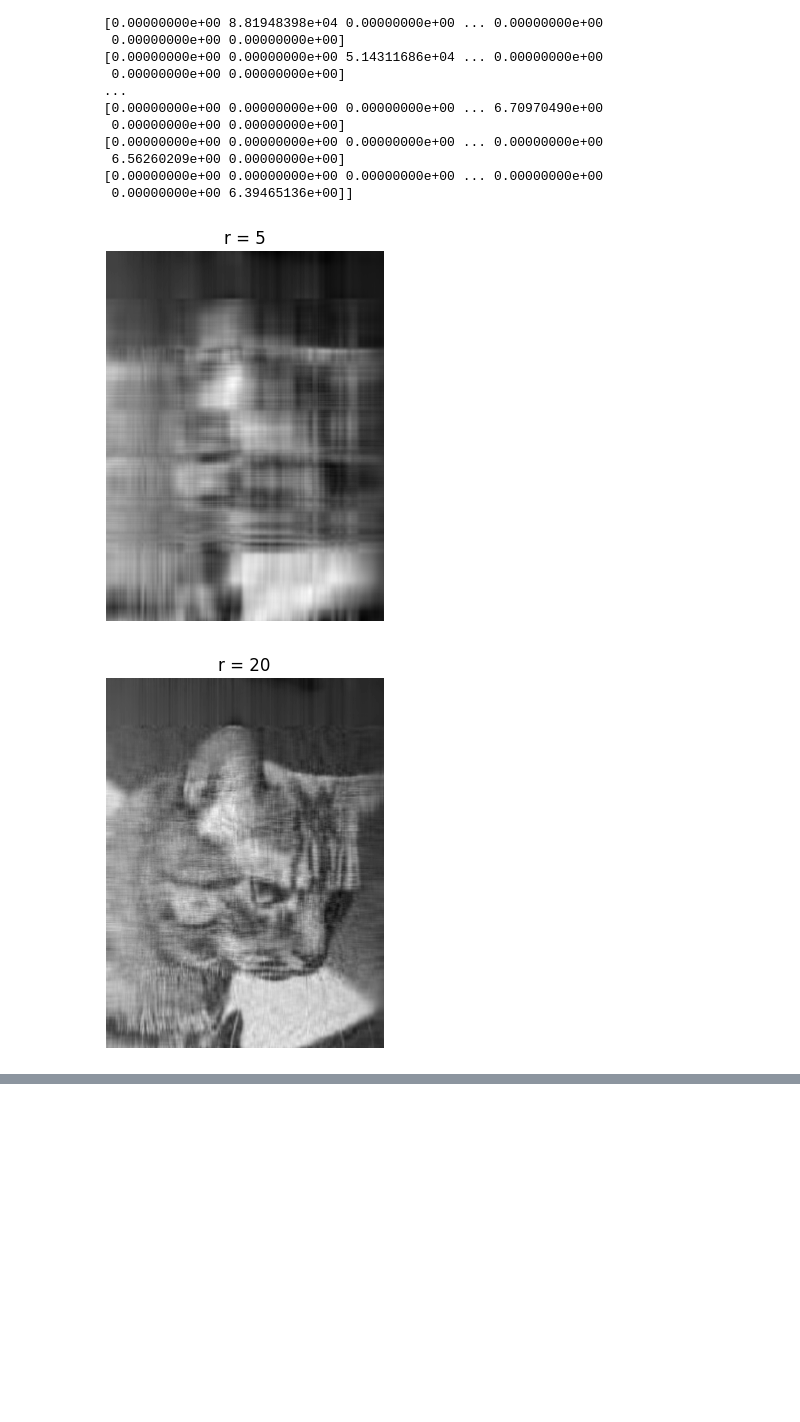
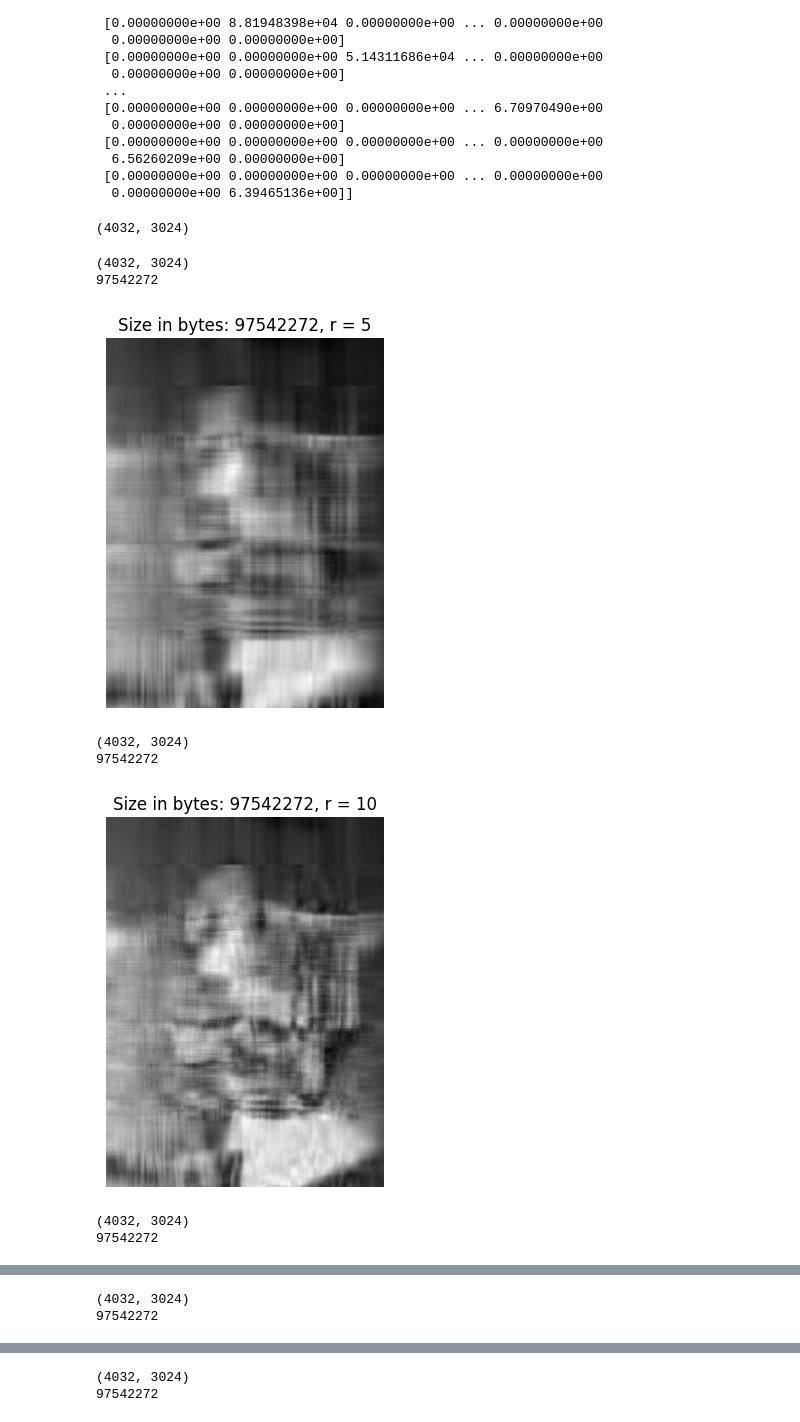
Before and after one commit to charbull/svd, a Jupyter notebook: SVD.ipynb, the cells around one changed output, grey strips where cells are left out. Cells and saved outputs as stored; diff of their text form; code cells hidden in the pictures; blank space fills up the shorter version.

```diff
--- a/SVD.ipynb
+++ b/SVD.ipynb
@@ -27,15 +43,7 @@ print(V)
 # %%
-A = imread('/content/mathilda.jpg')
+A = imread('/content/sample_data/mathilda.jpg')
 X = np.mean(A, -1) # conver RGB to Grayscale
 
-def print_img_with_rank(x: np.ndarray, r: int| None = None):
-  img = plt.imshow(X)
-  img.set_cmap('gray')
-  plt.axis('off')
-  if r:
-    plt.title('r = '+str(r))
-  plt.show()
-
 print_img_with_rank(x=X)
 # %% [output]
 [figure]
@@ -61,18 +69,33 @@ S_d:  [[4.10771092e+05 0.00000000e+00 0.00000000e+00 ... 0.00000000e+00
   6.56260209e+00 0.00000000e+00]
  [0.00000000e+00 0.00000000e+00 0.00000000e+00 ... 0.00000000e+00
   0.00000000e+00 6.39465136e+00]]
+# %%
+r = 200
+U_tilde = U[:, :r]
+S_tilde = S_d[0:r, :r]
+VT_tilde = VT[:r,:]
+# Xapprox = U[:, :r] @ S_d[0:r, :r] @ VT[:r,:]
+Xapprox = U_tilde @ S_tilde @ VT_tilde
+print(Xapprox.shape)
+s = sys.getsizeof(Xapprox)
+# %% [output]
+(4032, 3024)
 # %%
 j = 0
-for r in (5, 20, 100):
+for r in (5, 10, 20, 50, 75, 100):
   # construct image with ranks
   Xapprox = U[:, :r] @ S_d[0:r, :r] @ VT[:r,:]
-  plt.figure(j+1)
+  print(Xapprox.shape)
+  s = sys.getsizeof(Xapprox)
+  print(s)
   j +=1
-  img = plt.imshow(Xapprox)
-  img.set_cmap('gray')
-  plt.axis('off')
-  plt.title('r = '+str(r))
-  plt.show()
+  print_img_with_rank(Xapprox, r, j+1, s)
 # %% [output]
+(4032, 3024)
+97542272
-[figure, old version]
+[figure, new version]
+(4032, 3024)
+97542272
-[figure, old version]
+[figure, new version]
+(4032, 3024)
+97542272
@@ -79,0 +103,2 @@ for r in (5, 20, 100):
+(4032, 3024)
+97542272
@@ -79,0 +106,2 @@ for r in (5, 20, 100):
+(4032, 3024)
+97542272
```
Also changed, not shown: parts of 3 cells of this notebook.
